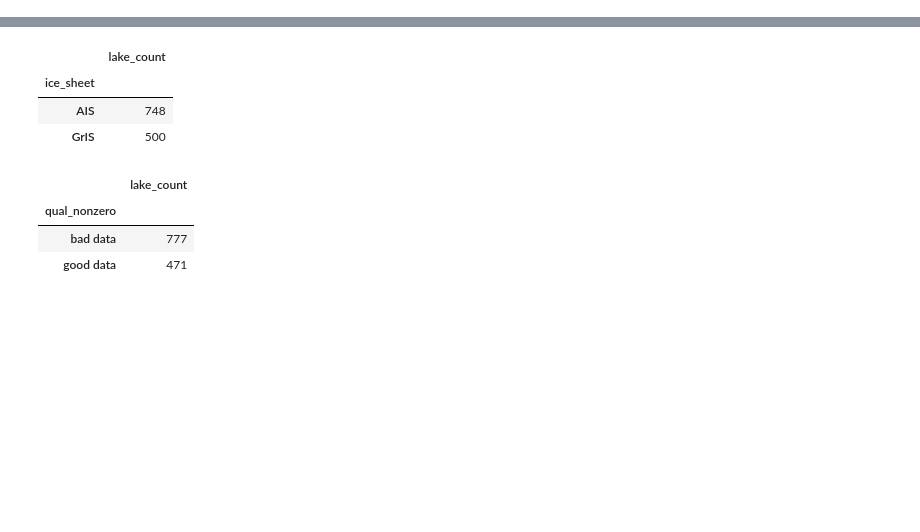
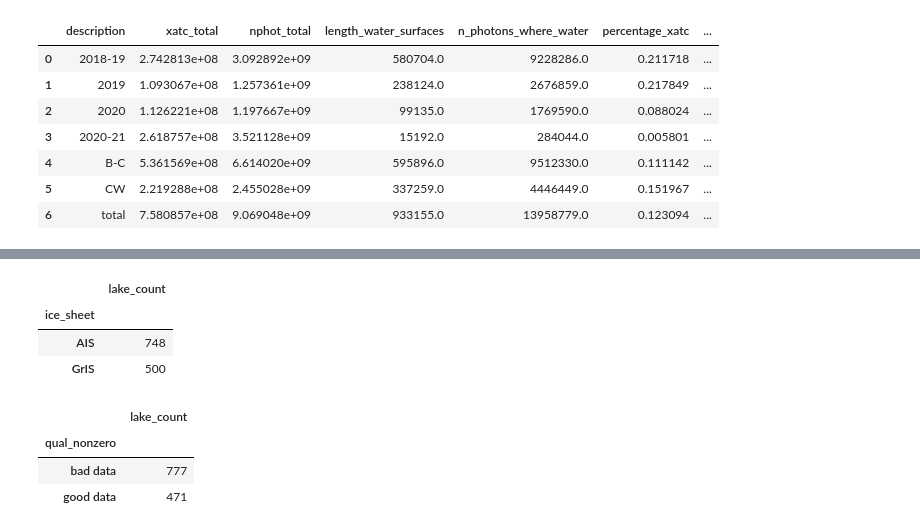
Before and after one commit to fliphilipp/icelakes-methods, a Jupyter notebook: 08-stats_comp.ipynb, the cells around one changed output, grey strips where cells are left out. Saved outputs shown, nothing was run; the diff lists cells and outputs as text; code cells hidden in the pictures; blank space fills up the shorter version.

Commit message:
get the ground track / granule stats (percentages of lake cover)

```diff
--- a/08-stats_comp.ipynb
+++ b/08-stats_comp.ipynb
@@ -31,0 +57,35 @@ from ed.edcreds import getedcreds
+# %%
+dfl = pd.read_csv('data/lakestats_methods_paper_depth_update.csv')
+df = pd.read_csv('data/granule_stats_totals_methods.csv')
+# %%
+mergecol = 'description'
+statcols = ['xatc_total', 'nphot_total']
+groupcol = 'melt_season'
+df1 = df.groupby(by=groupcol)[statcols].sum().reset_index().rename(columns={groupcol: mergecol})
+groupcol = 'basin'
+df2 = df.groupby(by=groupcol)[statcols].sum().reset_index().rename(columns={groupcol: mergecol})
+df2.loc[len(df2)] = ['total'] + list(df[statcols].sum())
+summary_totals = pd.concat((df1, df2)).reset_index(drop=True)
+summary_totals[mergecol] = summary_totals[mergecol].astype(str)
+statcols = ['length_water_surfaces', 'n_photons_where_water']
+groupcol = 'melt_season'
+df1 = dfl.groupby(by=groupcol)[statcols].sum().reset_index().rename(columns={groupcol: mergecol})
+groupcol = 'basin_name'
+df2 = dfl.groupby(by=groupcol)[statcols].sum().reset_index().rename(columns={groupcol: mergecol})
+df2.loc[len(df2)] = ['total'] + list(dfl[statcols].sum())
+summary_lakes = pd.concat((df1, df2)).reset_index(drop=True)
+summary_lakes[mergecol] = summary_lakes[mergecol].astype(str)
+summary = pd.merge(summary_totals, summary_lakes, left_on=mergecol, right_on=mergecol)
+summary['percentage_xatc'] = summary.length_water_surfaces / summary.xatc_total * 100
+summary['percentage_phot'] = summary.n_photons_where_water / summary.nphot_total * 100
+summary.to_csv('data/summary_stats_methods.csv', index=False)
+summary
+# %% [output]
+|  | description | xatc_total | nphot_total | length_water_surfaces | n_photons_where_water | percentage_xatc | ... |
+| 0 | 2018-19 | 2.742813e+08 | 3.092892e+09 | 580704.0 | 9228286.0 | 0.211718 | ... |
+| 1 | 2019 | 1.093067e+08 | 1.257361e+09 | 238124.0 | 2676859.0 | 0.217849 | ... |
+| 2 | 2020 | 1.126221e+08 | 1.197667e+09 | 99135.0 | 1769590.0 | 0.088024 | ... |
+| 3 | 2020-21 | 2.618757e+08 | 3.521128e+09 | 15192.0 | 284044.0 | 0.005801 | ... |
+| 4 | B-C | 5.361569e+08 | 6.614020e+09 | 595896.0 | 9512330.0 | 0.111142 | ... |
+| 5 | CW | 2.219288e+08 | 2.455028e+09 | 337259.0 | 4446449.0 | 0.151967 | ... |
+| 6 | total | 7.580857e+08 | 9.069048e+09 | 933155.0 | 13958779.0 | 0.123094 | ... |
```
Also changed, not shown: parts of 4 cells of this notebook, 4 other files.
